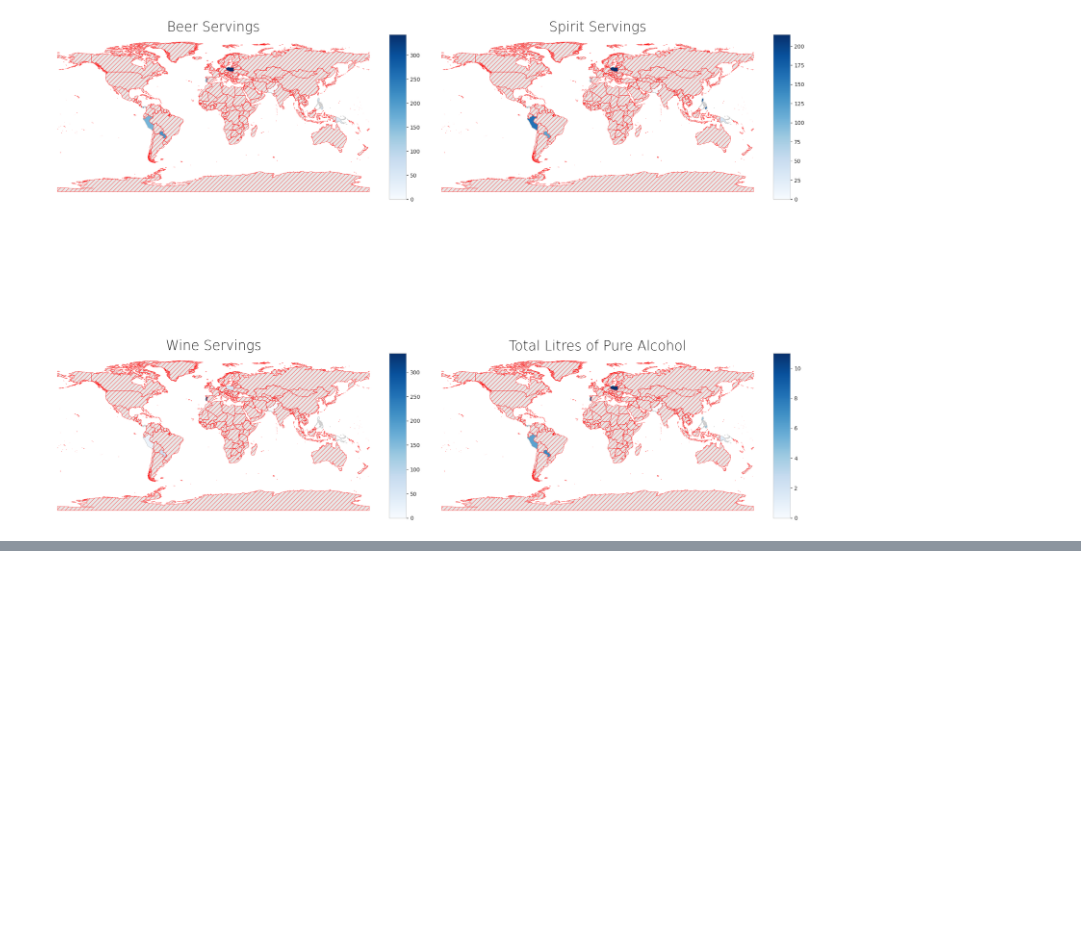
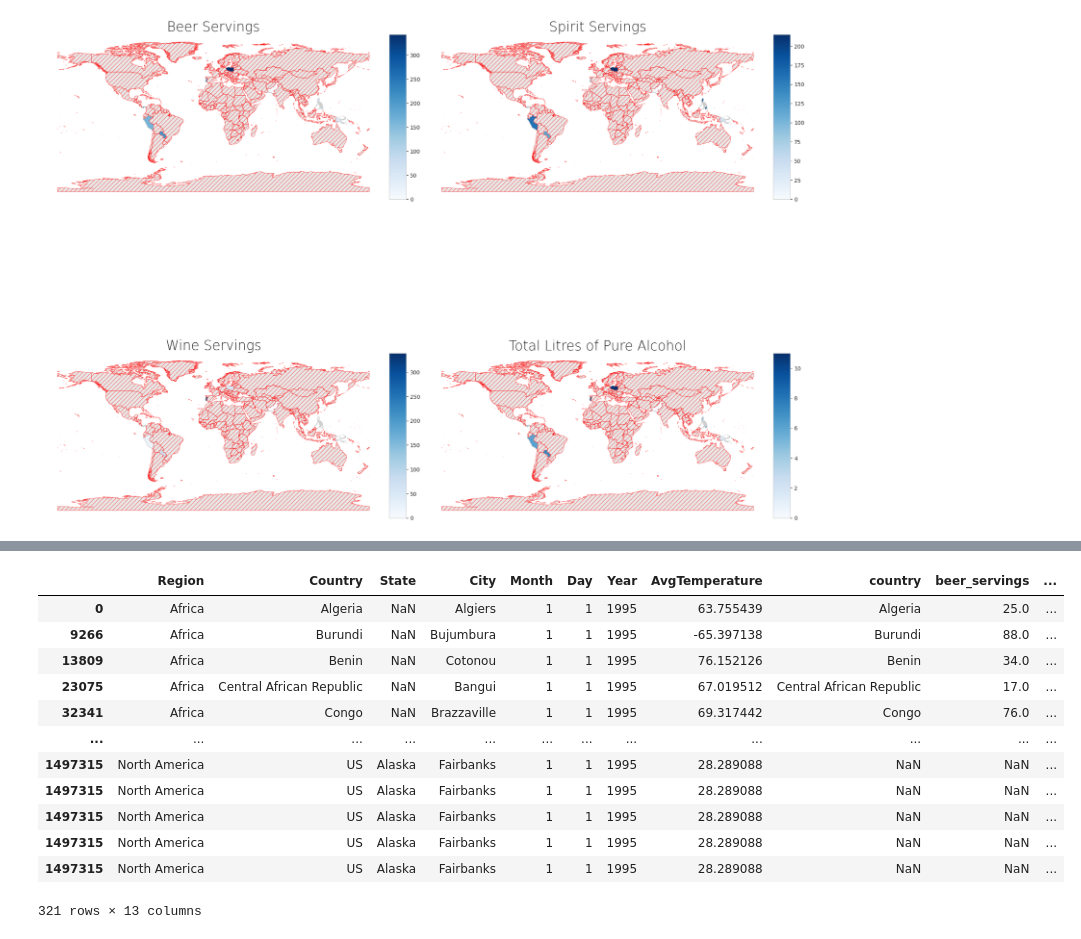
Before and after one commit to Kkilianek/ZMWD-projekt-2, a Jupyter notebook: projekt.ipynb, the cells around one changed output, grey strips where cells are left out. Cells and saved outputs as stored; diff of their text form; code cells hidden in the pictures; blank space fills up the shorter version.

```diff
--- a/projekt.ipynb
+++ b/projekt.ipynb
@@ -130,0 +156,4 @@ plt.show()
+# %%
+# Wylosuj true albo false, które będzie decydowało o tym, czy chcemy pokazywać najzimniejsze czy najcieplejsze miasta
+random_bool = random.choice([True, False])
+random_bool
@@ -130,0 +239,19 @@ plt.show()
+# %%
+# Teraz wyznaczamy najcieplejsze (mające wartość min lub max w zależności od wylosowanego wcześniej random_bool) miasto dla każdego kraju
+cities_indexes = cities_df_merged.groupby(['Country'])['AvgTemperature'].transform('idxmax' if random_bool else 'idxmin')
+cities_df_merged = cities_df_merged.loc[cities_indexes]
+cities_df_merged
+# %% [output]
+|  | Region | Country | State | City | Month | Day | Year | AvgTemperature | country | beer_servings | ... |
+| 0 | Africa | Algeria | NaN | Algiers | 1 | 1 | 1995 | 63.755439 | Algeria | 25.0 | ... |
+| 9266 | Africa | Burundi | NaN | Bujumbura | 1 | 1 | 1995 | -65.397138 | Burundi | 88.0 | ... |
+| 13809 | Africa | Benin | NaN | Cotonou | 1 | 1 | 1995 | 76.152126 | Benin | 34.0 | ... |
+| 23075 | Africa | Central African Republic | NaN | Bangui | 1 | 1 | 1995 | 67.019512 | Central African Republic | 17.0 | ... |
+| 32341 | Africa | Congo | NaN | Brazzaville | 1 | 1 | 1995 | 69.317442 | Congo | 76.0 | ... |
+| ... | ... | ... | ... | ... | ... | ... | ... | ... | ... | ... | ... |
+| 1497315 | North America | US | Alaska | Fairbanks | 1 | 1 | 1995 | 28.289088 | NaN | NaN | ... |
+| 1497315 | North America | US | Alaska | Fairbanks | 1 | 1 | 1995 | 28.289088 | NaN | NaN | ... |
+| 1497315 | North America | US | Alaska | Fairbanks | 1 | 1 | 1995 | 28.289088 | NaN | NaN | ... |
+| 1497315 | North America | US | Alaska | Fairbanks | 1 | 1 | 1995 | 28.289088 | NaN | NaN | ... |
+| 1497315 | North America | US | Alaska | Fairbanks | 1 | 1 | 1995 | 28.289088 | NaN | NaN | ... |
+321 rows × 13 columns
```
Also changed, not shown: parts of 10 cells of this notebook.
